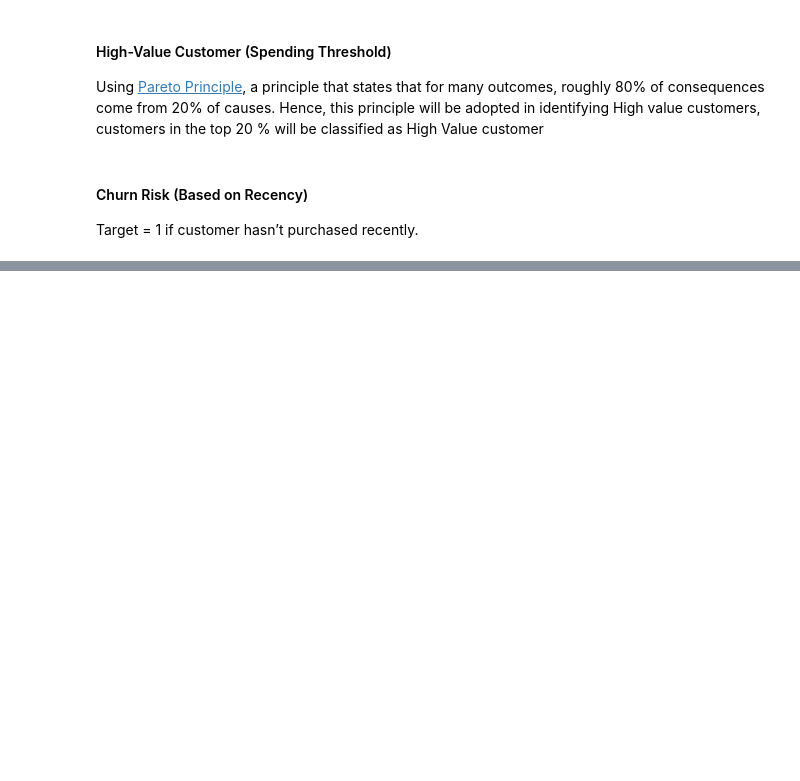
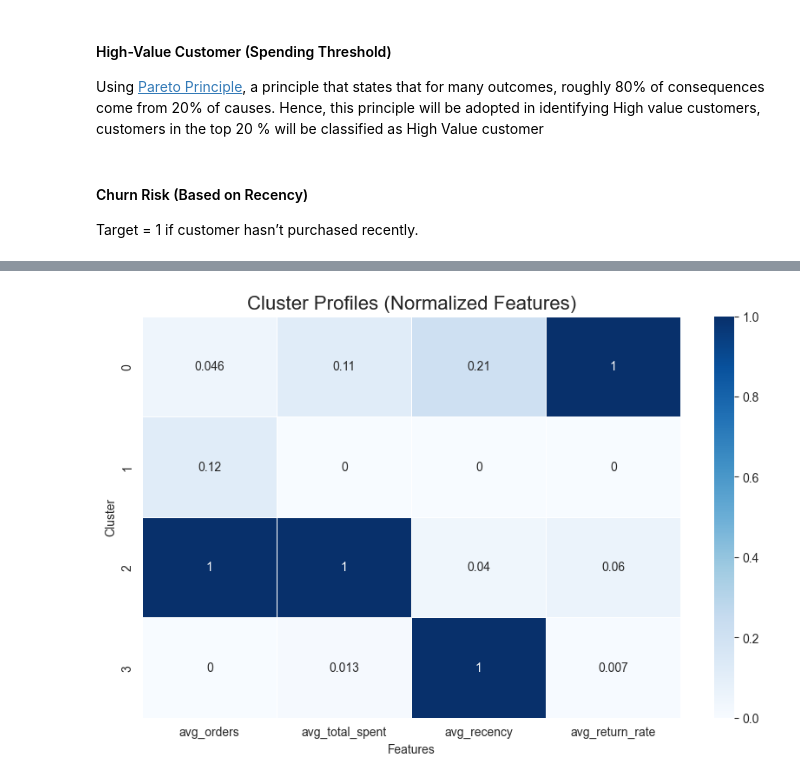
Before and after one commit to JuliusFemi/Capstone_project, a Jupyter notebook: code.ipynb, the cells around one changed output, grey strips where cells are left out. Cells and saved outputs as stored; diff of their text form; code cells hidden in the pictures; blank space fills up the shorter version.

```diff
--- a/code.ipynb
+++ b/code.ipynb
@@ -2138,0 +2543,14 @@ customer_df['target_churn'] = (customer_df['recency_days'] > 90)
+# %%
+# Normalize values for better comparison (so features are on the same scale)
+heatmap_data_norm = (heatmap_data - heatmap_data.min()) / (heatmap_data.max() - heatmap_data.min())
+
+# Plot heatmap
+plt.figure(figsize=(10,6))
+sns.heatmap(heatmap_data_norm, annot=True, cmap="Blues", cbar=True, linewidths=0.5)
+
+plt.title("Cluster Profiles (Normalized Features)", fontsize=16)
+plt.ylabel("Cluster")
+plt.xlabel("Features")
+plt.show()
+# %% [output]
+[figure, added]
```
Also changed, not shown: parts of 45 cells of this notebook, 4 other files.
